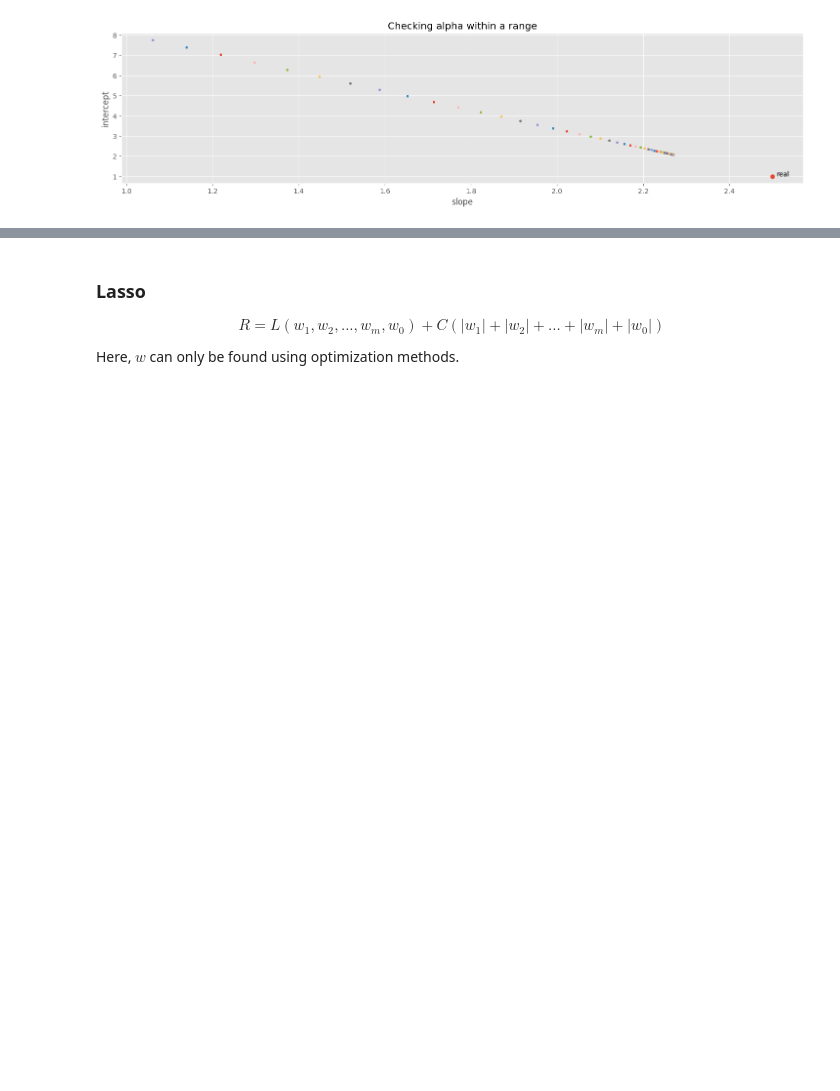
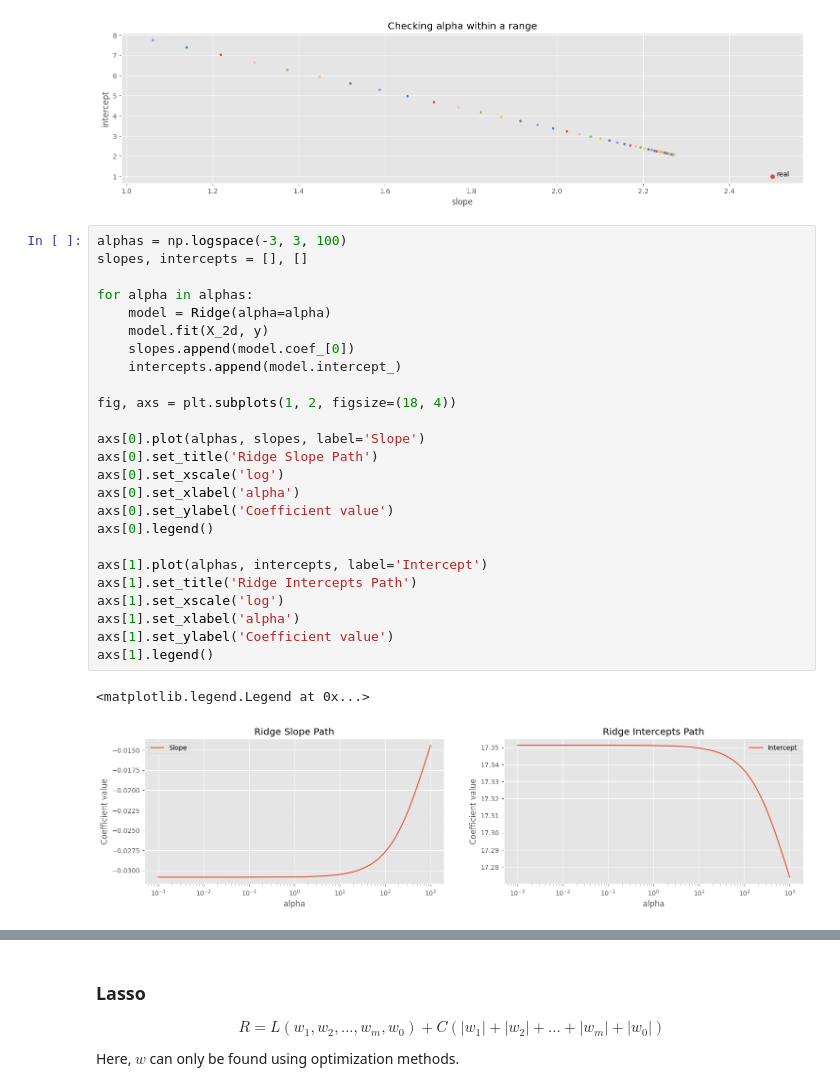
Before and after one commit to fadeeva/nakedML, a Jupyter notebook: MLnotes/005_Linear_Regression.ipynb, the cells around one changed output, grey strips where cells are left out. Cells and saved outputs as stored; diff of their text form; blank space fills up the shorter version.

```diff
--- a/MLnotes/005_Linear_Regression.ipynb
+++ b/MLnotes/005_Linear_Regression.ipynb
@@ -225,6 +226,34 @@ plt.title('Checking alpha within a range')
 # %% [output]
 Text(0.5, 1.0, 'Checking alpha within a range')
 [figure]
+# %%
+alphas = np.logspace(-3, 3, 100)
+slopes, intercepts = [], []
+
+for alpha in alphas:
+    model = Ridge(alpha=alpha)
+    model.fit(X_2d, y)
+    slopes.append(model.coef_[0])
+    intercepts.append(model.intercept_)
+
+fig, axs = plt.subplots(1, 2, figsize=(18, 4))
+
+axs[0].plot(alphas, slopes, label='Slope')
+axs[0].set_title('Ridge Slope Path')
+axs[0].set_xscale('log')
+axs[0].set_xlabel('alpha')
+axs[0].set_ylabel('Coefficient value')
+axs[0].legend()
+
+axs[1].plot(alphas, intercepts, label='Intercept')
+axs[1].set_title('Ridge Intercepts Path')
+axs[1].set_xscale('log')
+axs[1].set_xlabel('alpha')
+axs[1].set_ylabel('Coefficient value')
+axs[1].legend()
+# %% [output]
+<matplotlib.legend.Legend at 0x...>
+[figure, added]
 # %%
 ridge_cv = RidgeCV(alphas=np.logspace(-3, 3, 100), cv=5)
 ridge_cv.fit(X_2d, y)
```
Also changed, not shown: parts of 10 cells of this notebook.
